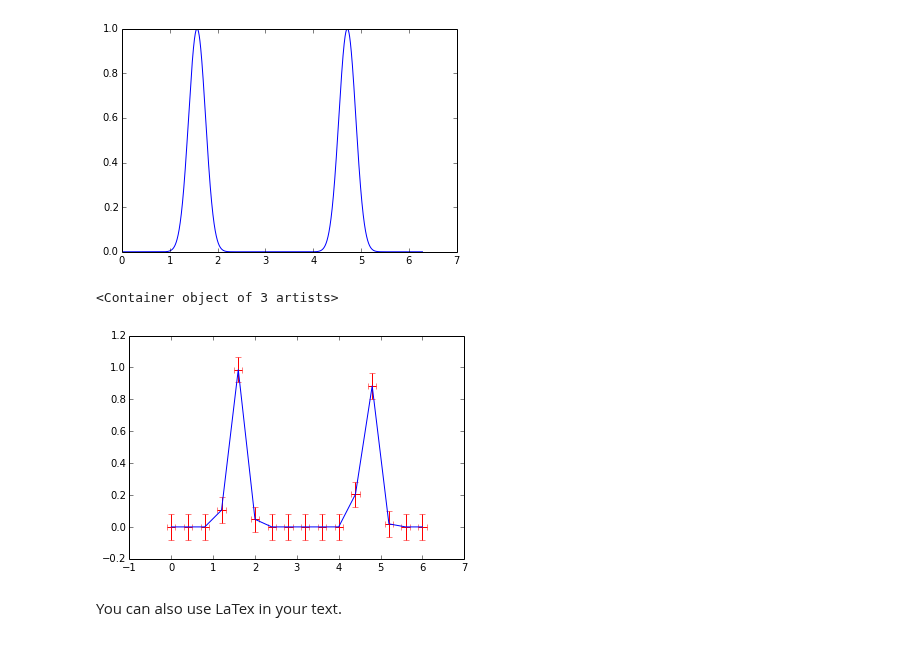
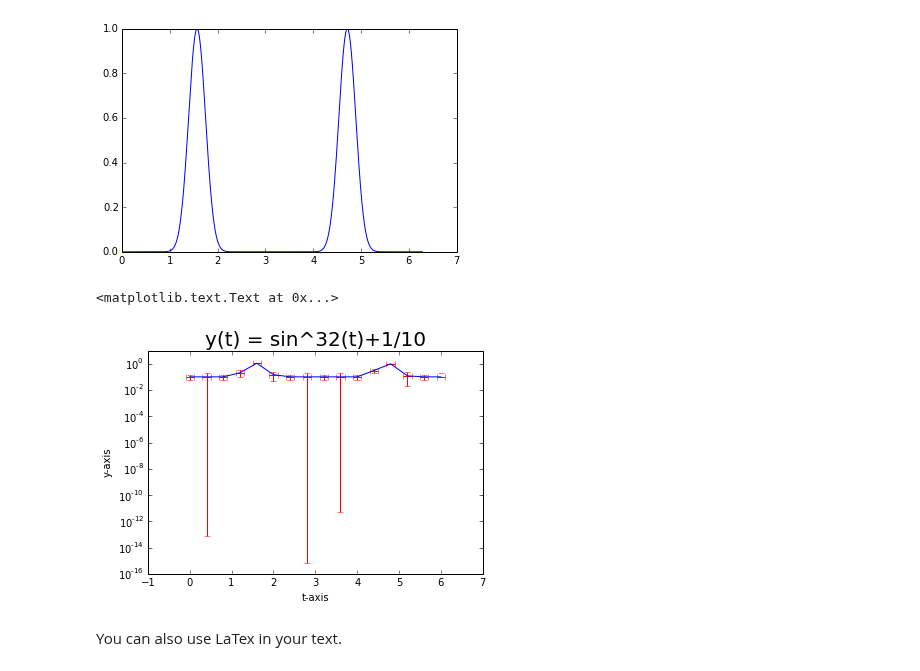
Before and after one commit to emkiley/physmath248_pilot, a Jupyter notebook: visualisation/plotting.overview.ipynb, the cells around one changed output. Cells and saved outputs as stored; diff of their text form; code cells hidden in the pictures.

```diff
--- a/visualisation/plotting.overview.ipynb
+++ b/visualisation/plotting.overview.ipynb
@@ -104,17 +105,28 @@ plt.plot(t,y) ## standard linear plot
 [<matplotlib.lines.Line2D at 0x...>]
 [figure]
 # %%
-## somewhat unrelated is the plot with error bars command
+## somewhat less related is the "plot with error bars" command
+## for this, we pass the errors in the x and y coordinates as lists
 
 dt = 0.4 ## how closely the x-coordinates are spaced
 t = np.arange(0.0, 2*np.pi, dt) ## x-coordinates of the plot
-y = (np.sin(t))**32
+y = (np.sin(t))**32+0.1
 ax1 = plt.subplot() ## another routine to request axis, and specify location
-#ax1.set_yscale("log")  ## you can set the scale with the axes, too.
-plt.errorbar(t,y, xerr=np.zeros_like(t)+0.1, yerr=np.zeros_like(t)+0.08, ecolor='r')
+ax1.set_yscale("log")  ## you can set the scale with the axes, too.
+
+yerrarr = np.zeros_like(t)
+## let's make the y errors somewhat irregular
+for i in range(len(yerrarr)): yerrarr[i] = 0.04+0.06*np.sin(8*np.pi*i/float(len(yerrarr)))**2
+
+## the plot takes the t coordinates, y coordinates, x-error bars as an array,
+## and y-error bars as an array.
+plt.errorbar(t,y, xerr=np.zeros_like(t)+0.1, yerr=yerrarr, ecolor='r')
+plt.title("y(t) = sin^32(t)+1/10", fontsize=20)
+plt.xlabel("t-axis")
+plt.ylabel("y-axis")
 # %% [output]
-<Container object of 3 artists>
+<matplotlib.text.Text at 0x...>
-[figure, old version]
+[figure, new version]
 # %% [markdown]
 You can also use LaTex in your text.
 # %%
```
Also changed, not shown: parts of 4 cells of this notebook, 1 other file.
